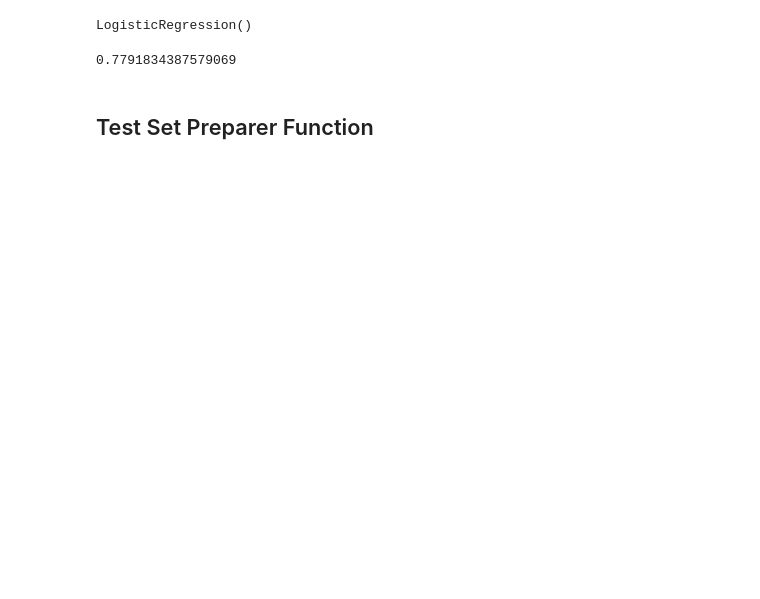
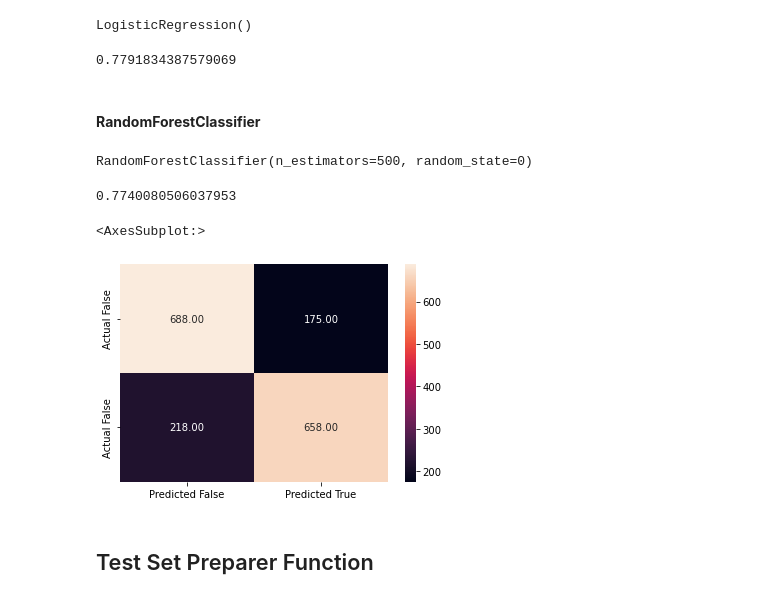
Before and after one commit to XVI-IX/spaceship_titanic, a Jupyter notebook: spaceship.ipynb, the cells around one changed output. Saved outputs shown, nothing was run; the diff lists cells and outputs as text; code cells hidden in the pictures; blank space fills up the shorter version.

```diff
--- a/spaceship.ipynb
+++ b/spaceship.ipynb
@@ -1118,6 +1171,29 @@ LogisticRegression()
 accuracy_score(y_test, log.predict(X_test))
 # %% [output]
 0.7791834387579069
+# %% [markdown]
+#### **RandomForestClassifier**
+# %%
+rnd_frst = RandomForestClassifier(
+  n_estimators=500,
+  random_state=0
+)
+
+rnd_frst.fit(X_train, y_train)
+# %% [output]
+RandomForestClassifier(n_estimators=500, random_state=0)
+# %%
+accuracy_score(y_test, rnd_frst.predict(X_test))
+# %% [output]
+0.7740080506037953
+# %%
+conf_mat = confusion_matrix(y_test, rnd_frst.predict(X_test))
+conf_df = pd.DataFrame(conf_mat, columns=["Predicted False", "Predicted True"], index=["Actual False", "Actual False"])
+# %%
+sns.heatmap(conf_df, annot=True, fmt=".2f")
+# %% [output]
+<AxesSubplot:>
+[figure, added]
 # %% [markdown]
 ## Test Set Preparer Function
 # %%
```
Also changed, not shown: parts of 51 cells of this notebook.
